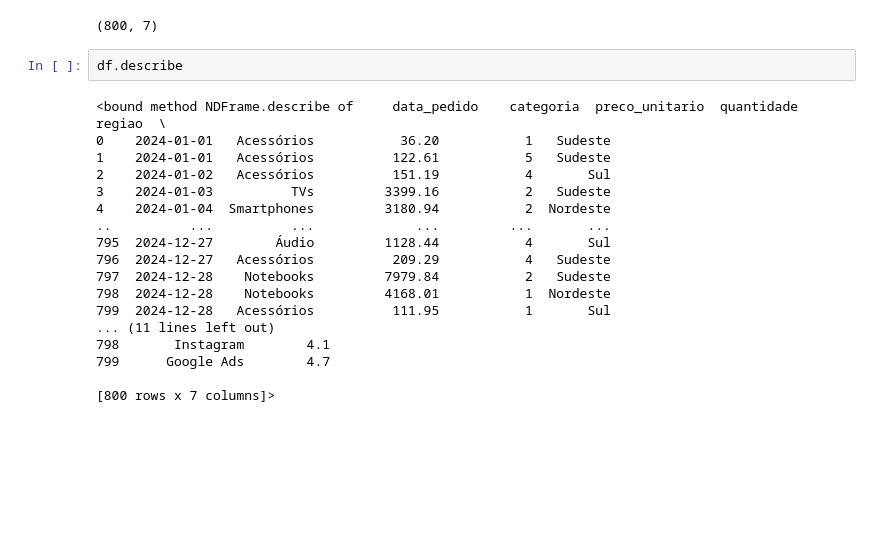
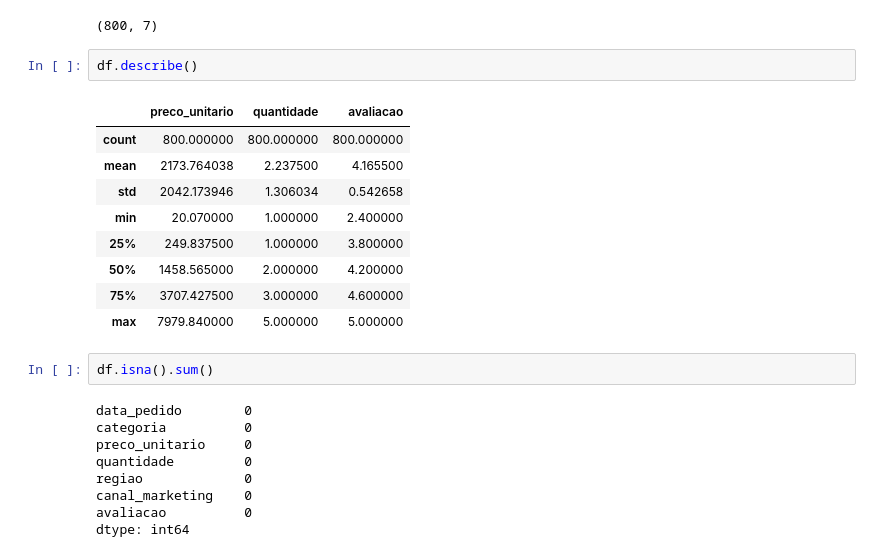
Before and after one commit to emiyu924/Dados-com-IA, a Jupyter notebook: aula03.ipynb, the cells around one changed output. Cells and saved outputs as stored; diff of their text form; blank space fills up the shorter version.

```diff
--- a/aula03.ipynb
+++ b/aula03.ipynb
@@ -161,22 +191,25 @@ df.shape
 # %% [output]
 (800, 7)
 # %%
-df.describe
+df.describe()
 # %% [output]
-<bound method NDFrame.describe of     data_pedido    categoria  preco_unitario  quantidade    regiao  \
-0    2024-01-01   Acessórios           36.20           1   Sudeste
-1    2024-01-01   Acessórios          122.61           5   Sudeste
-2    2024-01-02   Acessórios          151.19           4       Sul
-3    2024-01-03          TVs         3399.16           2   Sudeste
-4    2024-01-04  Smartphones         3180.94           2  Nordeste
-..          ...          ...             ...         ...       ...
-795  2024-12-27        Áudio         1128.44           4       Sul
-796  2024-12-27   Acessórios          209.29           4   Sudeste
-797  2024-12-28    Notebooks         7979.84           2   Sudeste
-798  2024-12-28    Notebooks         4168.01           1  Nordeste
-799  2024-12-28   Acessórios          111.95           1       Sul
-... (11 lines left out)
-798       Instagram        4.1
-799      Google Ads        4.7
-
-[800 rows x 7 columns]>
+|  | preco_unitario | quantidade | avaliacao |
+| count | 800.000000 | 800.000000 | 800.000000 |
+| mean | 2173.764038 | 2.237500 | 4.165500 |
+| std | 2042.173946 | 1.306034 | 0.542658 |
+| min | 20.070000 | 1.000000 | 2.400000 |
+| 25% | 249.837500 | 1.000000 | 3.800000 |
+| 50% | 1458.565000 | 2.000000 | 4.200000 |
+| 75% | 3707.427500 | 3.000000 | 4.600000 |
+| max | 7979.840000 | 5.000000 | 5.000000 |
+# %%
+df.isna().sum()
+# %% [output]
+data_pedido        0
+categoria          0
+preco_unitario     0
+quantidade         0
+regiao             0
+canal_marketing    0
+avaliacao          0
+dtype: int64
```
Also changed, not shown: parts of 3 cells of this notebook, 1 other file.
